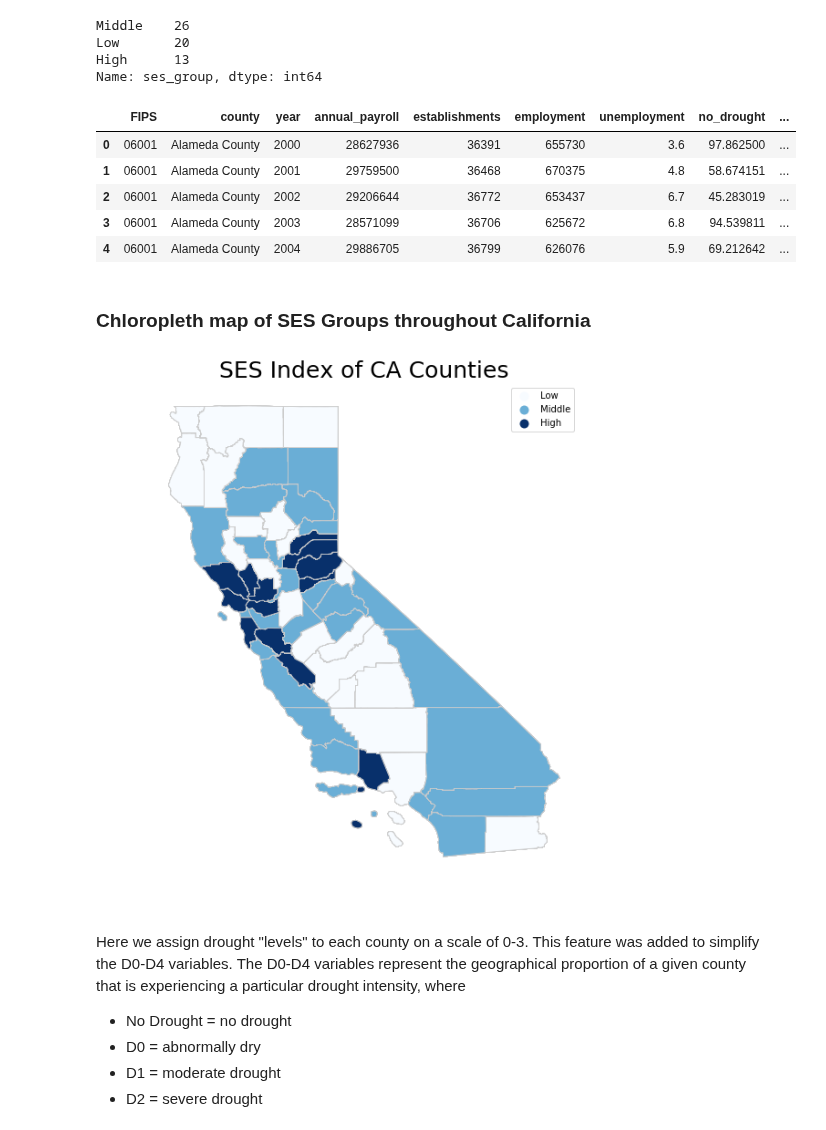
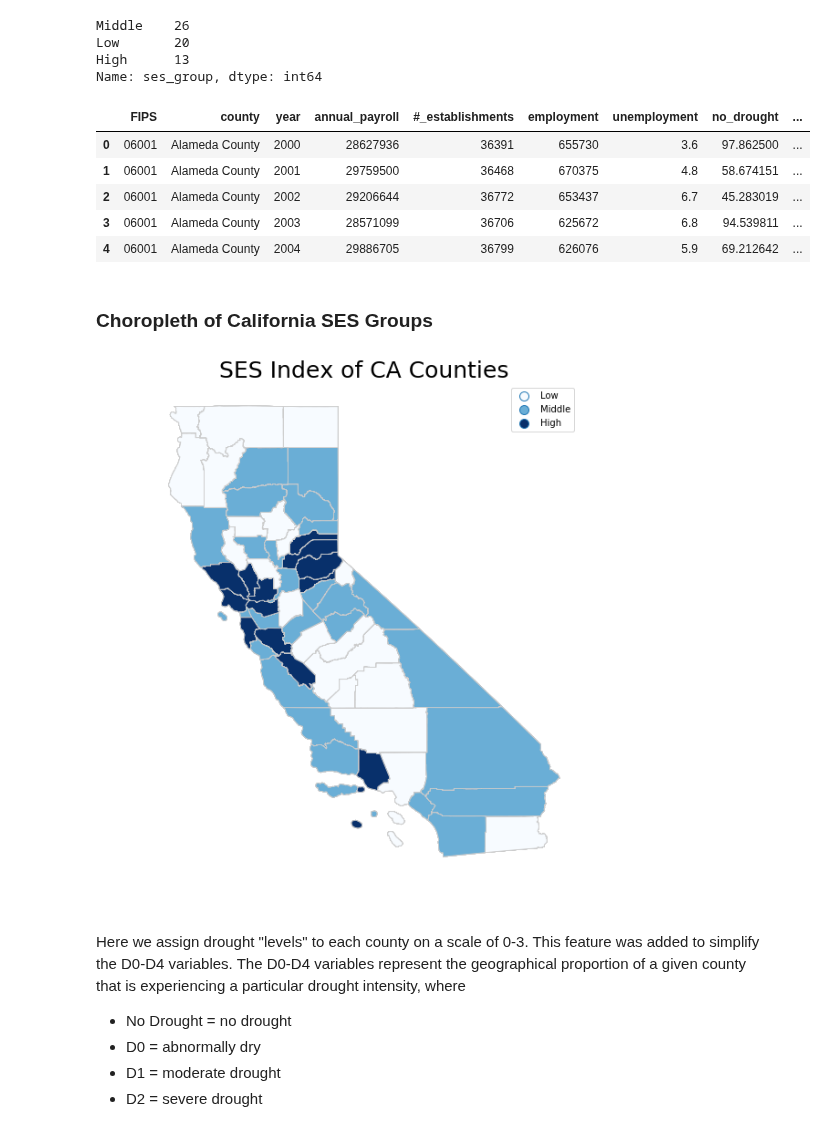
Before and after one commit to jacobmoul/COGS108_Repo, a Jupyter notebook: Final Project/FinalProject_group008.ipynb, the cells around one changed output. Cells and saved outputs as stored; diff of their text form; code cells hidden in the pictures.

```diff
--- a/Final Project/FinalProject_group008.ipynb
+++ b/Final Project/FinalProject_group008.ipynb
@@ -185,7 +185,7 @@ for df in cbp_data:
 # %%
 cbp_final = pd.concat(simplified_cbp_data).reset_index(drop=True)
 cbp_final = cbp_final.rename(columns={'fips': 'FIPS', 'emp': 'employment', 'ap': 'annual_payroll',
-                                      'est': 'establishments'})
+                                      'est': '#_establishments'})
 # %% [markdown]
 ### Drought Data
 # %%
@@ -287,15 +289,15 @@ Name: ses_group, dtype: int64
 # %%
 # FIPS (Federal Information Processing Standards) is the county code
 
 first_merge = pd.merge(left=cbp_final, right=drought_final, left_on=['FIPS', 'year'], right_on=['FIPS', 'year'], how='outer')
 project_df = pd.merge(left=first_merge, right=unemploy, left_on=['county', 'year'], right_on=['county', 'year'])
 
 #rearrange the columns
-project_df=project_df[['FIPS','county', 'year', 'annual_payroll','establishments','employment','unemployment','no_drought','D0','D1','D2','D3','D4']]
+project_df=project_df[['FIPS','county', 'year', 'annual_payroll','#_establishments','employment','unemployment','no_drought','D0','D1','D2','D3','D4']]
 project_df = project_df.merge(income, on='county')
 project_df.head()
 # %% [output]
-|  | FIPS | county | year | annual_payroll | establishments | employment | unemployment | no_drought | ... |
+|  | FIPS | county | year | annual_payroll | #_establishments | employment | unemployment | no_drought | ... |
 | 0 | 06001 | Alameda County | 2000 | 28627936 | 36391 | 655730 | 3.6 | 97.862500 | ... |
 | 1 | 06001 | Alameda County | 2001 | 29759500 | 36468 | 670375 | 4.8 | 58.674151 | ... |
 | 2 | 06001 | Alameda County | 2002 | 29206644 | 36772 | 653437 | 6.7 | 45.283019 | ... |
@@ -313,9 +315,9 @@ def assign_index(group):
 
 project_df['ses_index'] = project_df['ses_group'].apply(assign_index)
 # %% [markdown]
-### Chloropleth map of SES Groups throughout California
+### Choropleth of California SES Groups
 # %%
-# Create a chloropleth map of SES Groups throughout California
+# Create a choropleth map of SES Groups throughout California
 
 fp = "Data/CA_Counties/CA_Counties_TIGER2016.shp"
 
@@ -337,7 +339,7 @@ leg.get_texts()[0].set_text('Low')
 leg.get_texts()[1].set_text('Middle')
 leg.get_texts()[2].set_text('High')
 # %% [output]
-[figure, old version]
+[figure, new version]
 # %% [markdown]
 Here we assign drought "levels" to each county on a scale of 0-3. This feature was added to simplify the D0-D4 variables. The D0-D4 variables represent the geographical proportion of a given county that is experiencing a particular drought intensity, where
 
```
Also changed, not shown: parts of 15 cells of this notebook.
